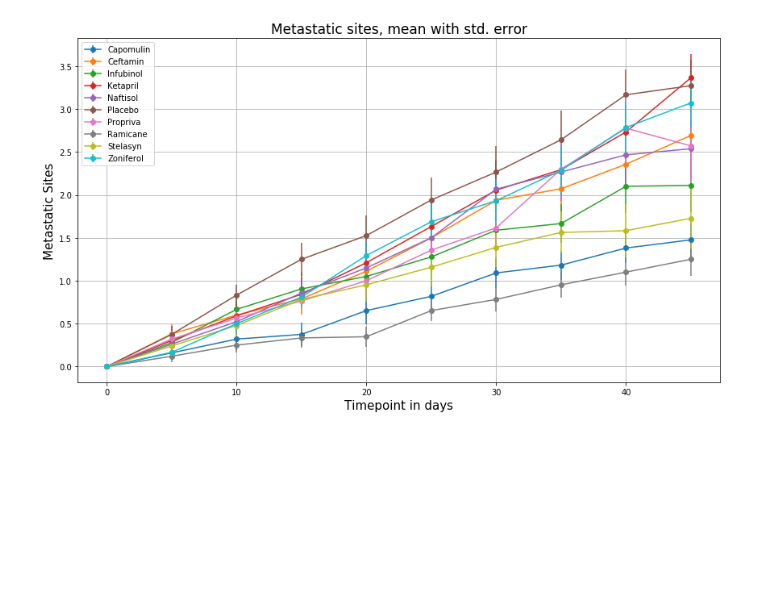
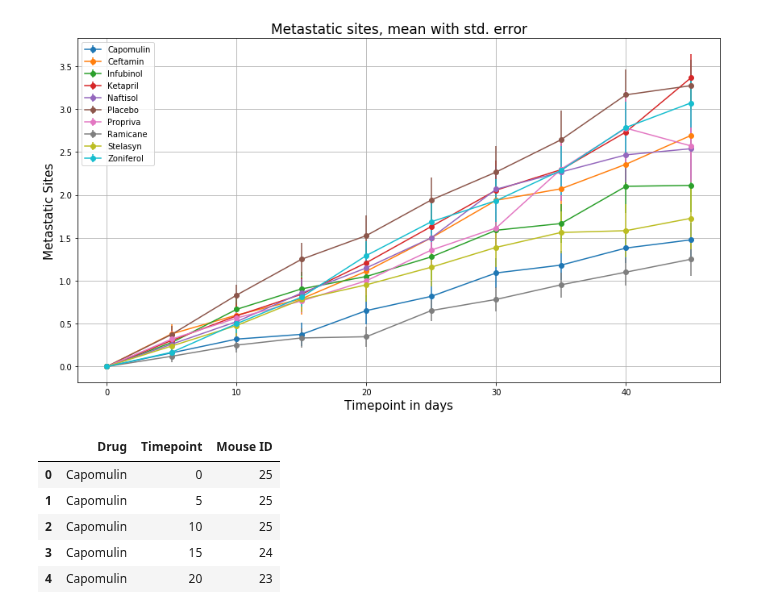
Before and after one commit to hvannia/Pymaceutical, a Jupyter notebook: pymaceuticals.ipynb, the cells around one changed output. Saved outputs shown, nothing was run; the diff lists cells and outputs as text; code cells hidden in the pictures; blank space fills up the shorter version.

```diff
--- a/pymaceuticals.ipynb
+++ b/pymaceuticals.ipynb
@@ -128,0 +125,14 @@ plt.show()
+# %%
+### SURVIVAL RATES ###
+#Mice Grouped by Drug and Timepoint
+micedf=allData_df[["Drug", "Timepoint", "Mouse ID"]]
+micegrp=micedf.groupby(["Drug", "Timepoint"])
+micecount=pd.DataFrame(micegrp.count()).reset_index()  # get number of mice at timepoint
+micecount.head()
+# %% [output]
+|  | Drug | Timepoint | Mouse ID |
+| 0 | Capomulin | 0 | 25 |
+| 1 | Capomulin | 5 | 25 |
+| 2 | Capomulin | 10 | 25 |
+| 3 | Capomulin | 15 | 24 |
+| 4 | Capomulin | 20 | 23 |
```
Also changed, not shown: parts of 4 cells of this notebook.
